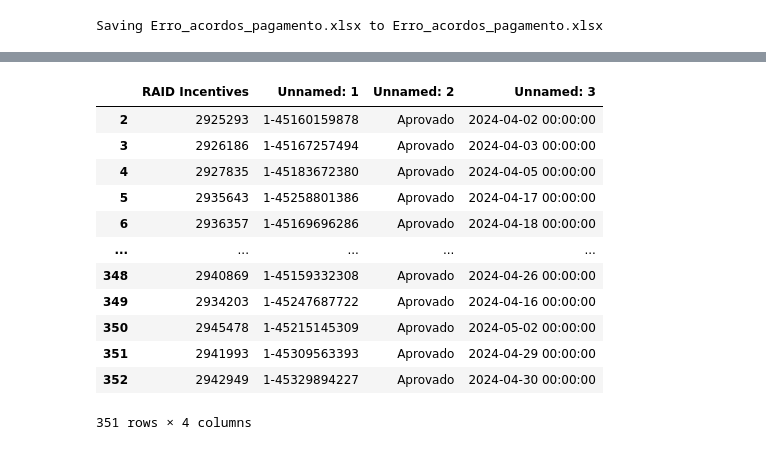
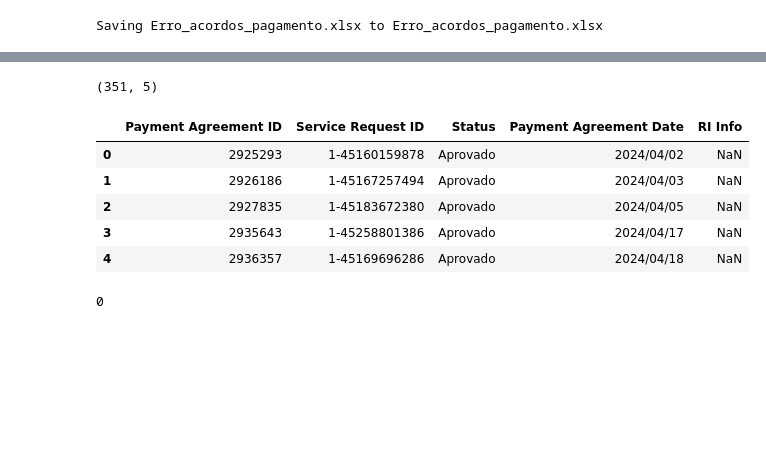
Before and after one commit to josepmatias/nos_reten-ao, a Jupyter notebook: actividades extra.ipynb, the cells around one changed output, grey strips where cells are left out. Cells and saved outputs as stored; diff of their text form; code cells hidden in the pictures; blank space fills up the shorter version.

```diff
--- a/actividades extra.ipynb
+++ b/actividades extra.ipynb
@@ -120,19 +130,20 @@ erro_acordos_pagamento=pd.read_excel(erro_template_acordos_pagamento, sheet_name
 # %%
-#
-erro_acordos_pagamento=erro_acordos_pagamento.iloc[2:, :4]
+# formatar ficheiro erro_acordos_pagamento
+erro_acordos_pagamento=erro_acordos_pagamento.iloc[2:, :5]
 
-erro_acordos_pagamento.columns=["Payment Agreement ID", "Service Request ID", "Status", "Payment Agreement Date"]
+erro_acordos_pagamento.columns=["Payment Agreement ID", "Service Request ID", "Status", "Payment Agreement Date", "RI Info"]
+
+erro_acordos_pagamento.iloc[:, -2]=erro_acordos_pagamento.iloc[:,-2].apply(lambda i: i.strftime("%Y/%m/%d"))
+
+erro_acordos_pagamento.index=range(erro_acordos_pagamento.iloc[:, 0].count())
+
+print(erro_acordos_pagamento.shape)
+erro_acordos_pagamento.head()
 # %% [output]
+(351, 5)
-|  | RAID Incentives | Unnamed: 1 | Unnamed: 2 | Unnamed: 3 |
-| 2 | 2925293 | 1-45160159878 | Aprovado | 2024-04-02 00:00:00 |
-| 3 | 2926186 | 1-45167257494 | Aprovado | 2024-04-03 00:00:00 |
-| 4 | 2927835 | 1-45183672380 | Aprovado | 2024-04-05 00:00:00 |
-| 5 | 2935643 | 1-45258801386 | Aprovado | 2024-04-17 00:00:00 |
-| 6 | 2936357 | 1-45169696286 | Aprovado | 2024-04-18 00:00:00 |
-| ... | ... | ... | ... | ... |
-| 348 | 2940869 | 1-45159332308 | Aprovado | 2024-04-26 00:00:00 |
-| 349 | 2934203 | 1-45247687722 | Aprovado | 2024-04-16 00:00:00 |
-| 350 | 2945478 | 1-45215145309 | Aprovado | 2024-05-02 00:00:00 |
-| 351 | 2941993 | 1-45309563393 | Aprovado | 2024-04-29 00:00:00 |
-| 352 | 2942949 | 1-45329894227 | Aprovado | 2024-04-30 00:00:00 |
+|  | Payment Agreement ID | Service Request ID | Status | Payment Agreement Date | RI Info |
+| 0 | 2925293 | 1-45160159878 | Aprovado | 2024/04/02 | NaN |
+| 1 | 2926186 | 1-45167257494 | Aprovado | 2024/04/03 | NaN |
+| 2 | 2927835 | 1-45183672380 | Aprovado | 2024/04/05 | NaN |
+| 3 | 2935643 | 1-45258801386 | Aprovado | 2024/04/17 | NaN |
+| 4 | 2936357 | 1-45169696286 | Aprovado | 2024/04/18 | NaN |
-351 rows × 4 columns
@@ -138,0 +159,5 @@ erro_acordos_pagamento.columns=["Payment Agreement ID", "Service Request ID", "S
+# %%
+#confirmar se todas as chaves de "acordos_aprovado" estão em "erro_acordos_pagamento"
+print(acordos_aprovado.loc[~acordos_aprovado["chave"].isin(erro_acordos_pagamento["chave"]), "chave"].count())
+# %% [output]
+0
```
Also changed, not shown: parts of 3 cells of this notebook.
